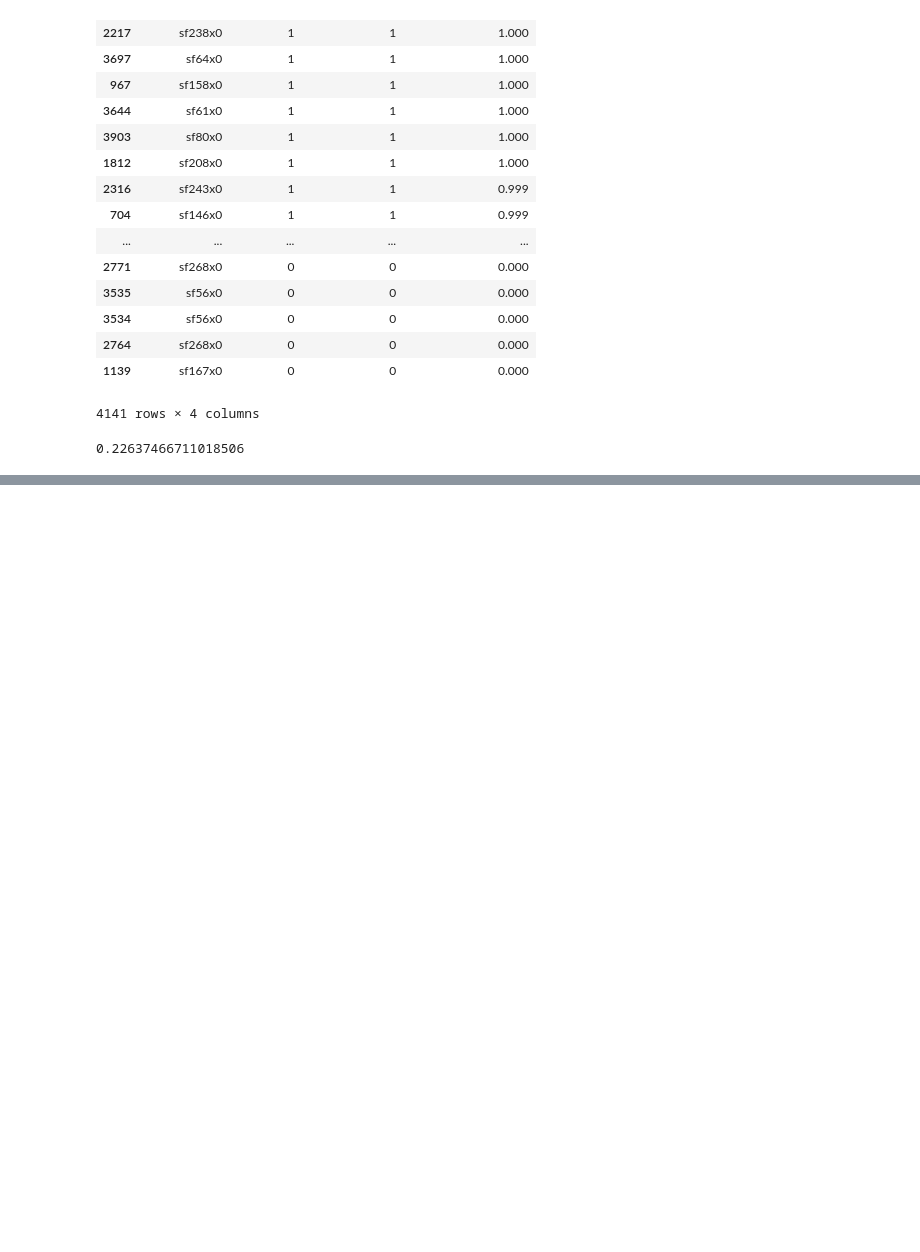
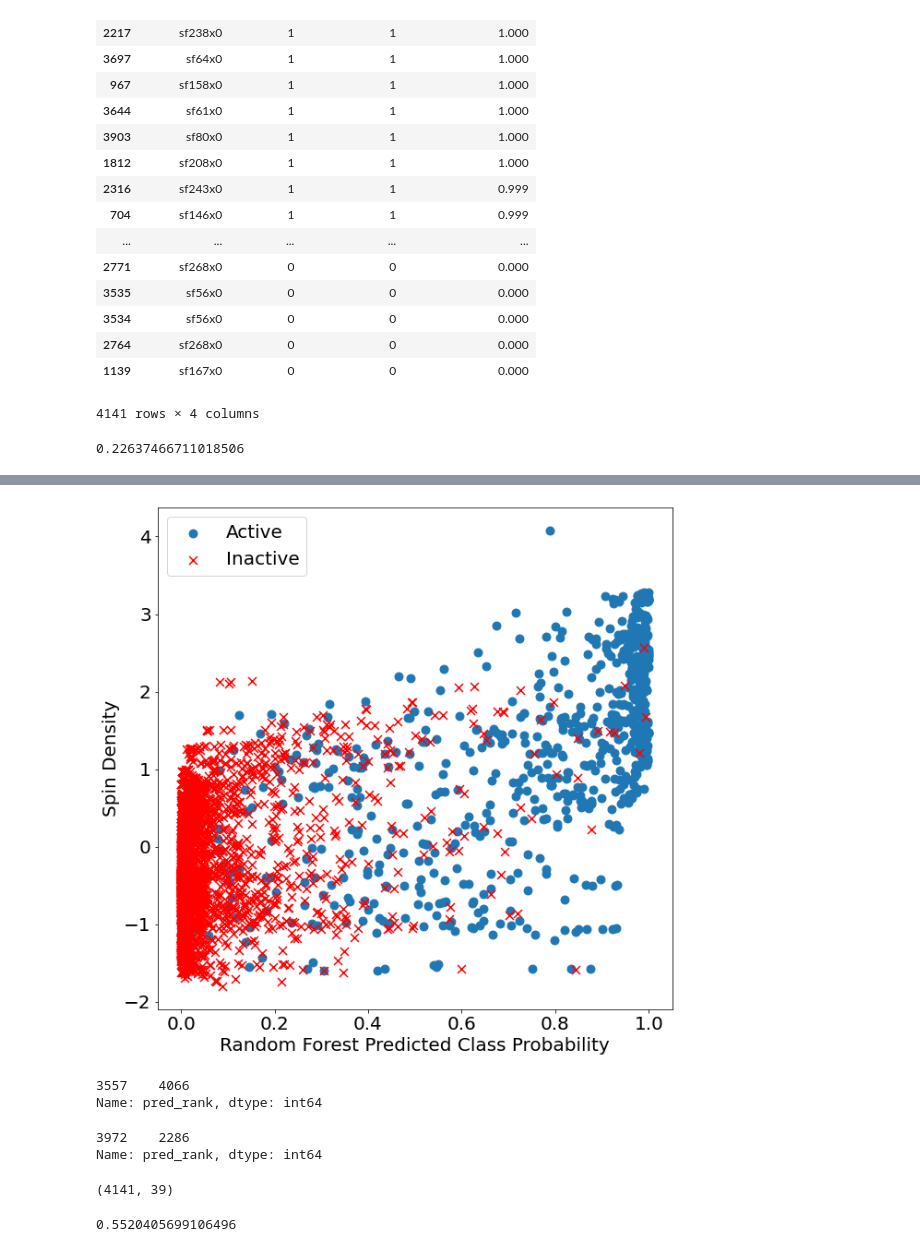
Before and after one commit to ndricke/ngcc_ml, a Jupyter notebook: catalyst_search_groupkfold.ipynb, the cells around one changed output, grey strips where cells are left out. Drawn from its saved outputs; the diff is of its cells as text; code cells hidden in the pictures; blank space fills up the shorter version.

```diff
--- a/catalyst_search_groupkfold.ipynb
+++ b/catalyst_search_groupkfold.ipynb
@@ -188,0 +218,15 @@ df_test_all = df_test_all.assign(random_ordering=np.random.rand(df_test_all.shap
+# %%
+df_gkf.rename(columns={"SpinDensity": "Spin Density"}, inplace=True)
+# %%
+plt.figure(figsize=(10,10))
+#sns.scatterplot(df_gkf["Doesitbind_predproba"], df_gkf["SpinDensity"], hue=df_gkf["Doesitbind"])
+df_gkf_active = df_gkf[df_gkf["Doesitbind"] == 1]
+df_gkf_inactive = df_gkf[df_gkf["Doesitbind"] == 0]
+plt.scatter(df_gkf_active["Doesitbind_predproba"], df_gkf_active["Spin Density"], s=80, label="Active")
+plt.scatter(df_gkf_inactive["Doesitbind_predproba"], df_gkf_inactive["Spin Density"], c="red", s=80, marker="x", label="Inactive")
+plt.xlabel("Random Forest Predicted Class Probability")
+plt.ylabel("Spin Density")
+plt.legend()
+plt.savefig("Classifier_Prediction_Probability.png")
+# %% [output]
+[figure, added]
@@ -188,0 +236,18 @@ df_test_all = df_test_all.assign(random_ordering=np.random.rand(df_test_all.shap
+# %%
+df_sort[df_sort["Doesitbind"] == 0].tail(1)["pred_rank"]
+# %% [output]
+3557    4066
+Name: pred_rank, dtype: int64
+# %%
+df_sort[df_sort["Doesitbind"] == 1].head(1)["pred_rank"]
+# %% [output]
+3972    2286
+Name: pred_rank, dtype: int64
+# %%
+df_sort.shape
+# %% [output]
+(4141, 39)
+# %%
+2286/4141
+# %% [output]
+0.5520405699106496
```
Also changed, not shown: parts of 11 cells of this notebook, 9 other files.
